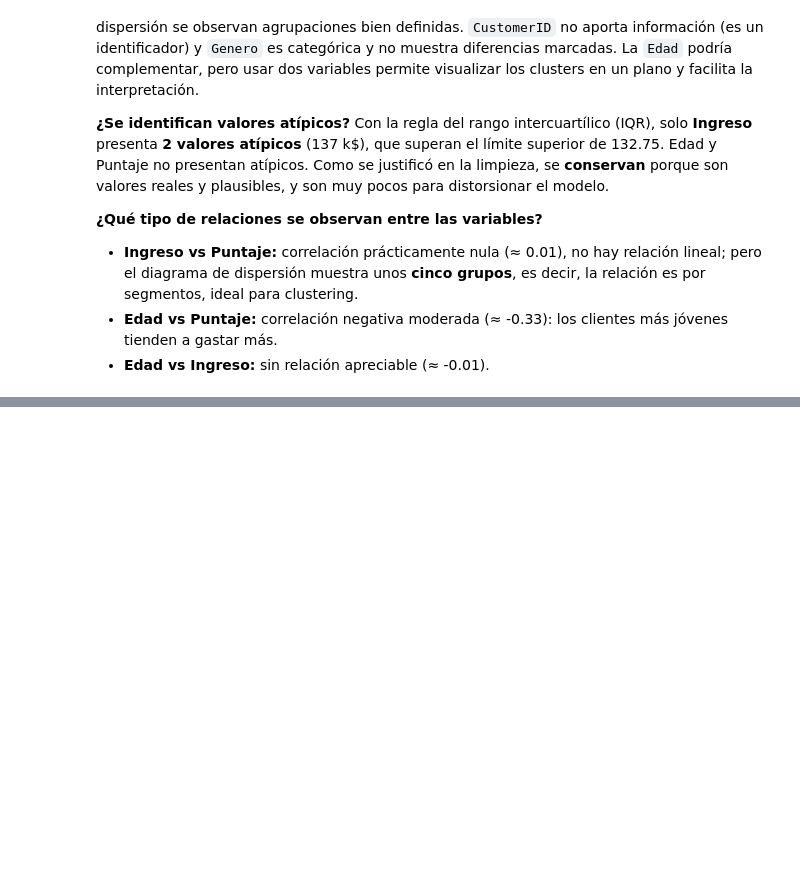
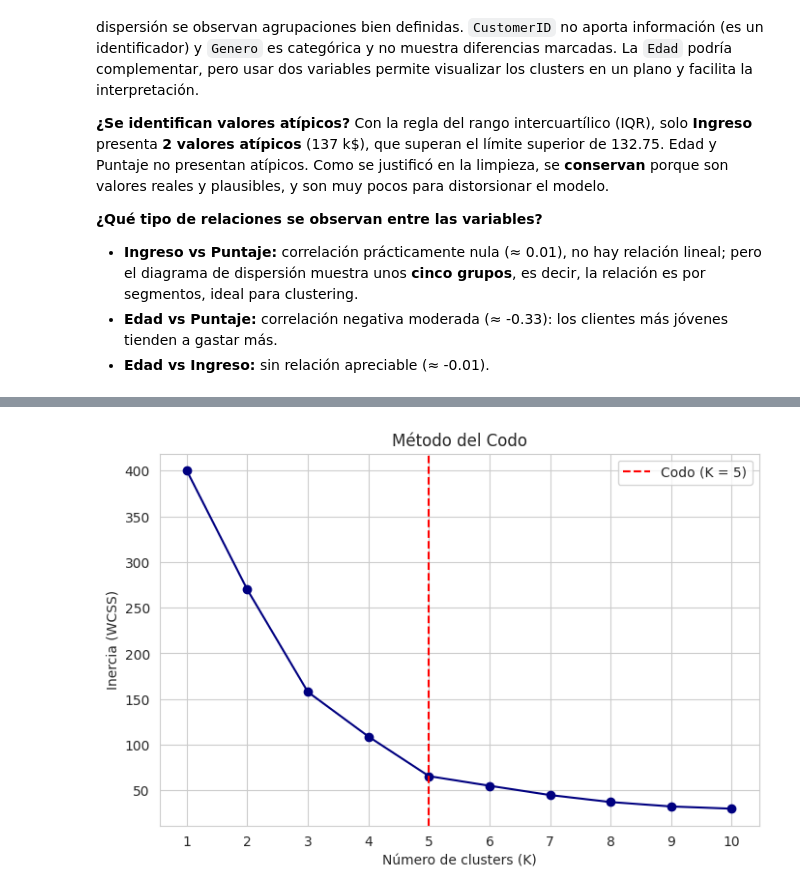
Before and after one commit to dramirezdlp99/taller-kmeans-segmentacion, a Jupyter notebook: taller_kmeans.ipynb, the cells around one changed output, grey strips where cells are left out. Saved outputs shown, nothing was run; the diff lists cells and outputs as text; code cells hidden in the pictures; blank space fills up the shorter version.

```diff
--- a/taller_kmeans.ipynb
+++ b/taller_kmeans.ipynb
@@ -192,0 +248,13 @@ Con la regla del rango intercuartílico (IQR), solo **Ingreso** presenta **2 val
+# %%
+inercias = []
+rango_k = range(1, 11)
+
+for k in rango_k:
+    modelo = KMeans(n_clusters=k, init="k-means++", n_init=10, random_state=42)
+    modelo.fit(X_scaled)
+    inercias.append(modelo.inertia_)
+
+tabla_codo = pd.DataFrame({"K": list(rango_k), "Inercia": inercias})
+tabla_codo["Reducción (%)"] = (tabla_codo["Inercia"].pct_change() * -100).round(1)
+tabla_codo["Inercia"] = tabla_codo["Inercia"].round(2)
+tabla_codo
@@ -192,0 +273,12 @@ Con la regla del rango intercuartílico (IQR), solo **Ingreso** presenta **2 val
+# %%
+plt.figure(figsize=(8, 5))
+plt.plot(rango_k, inercias, marker="o", linestyle="-", color="navy")
+plt.axvline(x=5, color="red", linestyle="--", label="Codo (K = 5)")
+plt.title("Método del Codo")
+plt.xlabel("Número de clusters (K)")
+plt.ylabel("Inercia (WCSS)")
+plt.xticks(rango_k)
+plt.legend()
+plt.show()
+# %% [output]
+[figure, added]
```
Also changed, not shown: parts of 7 cells of this notebook.
